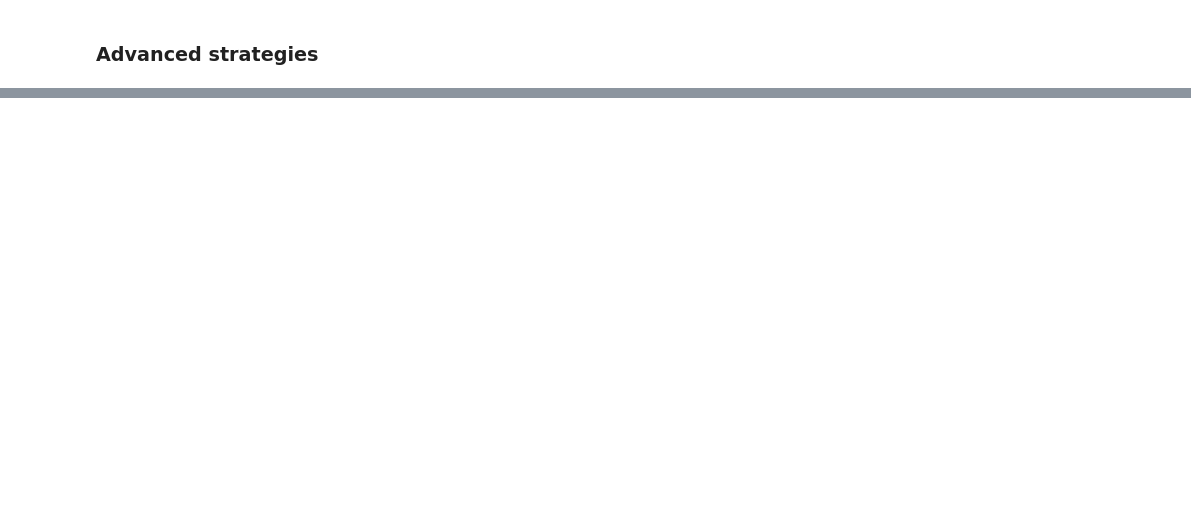
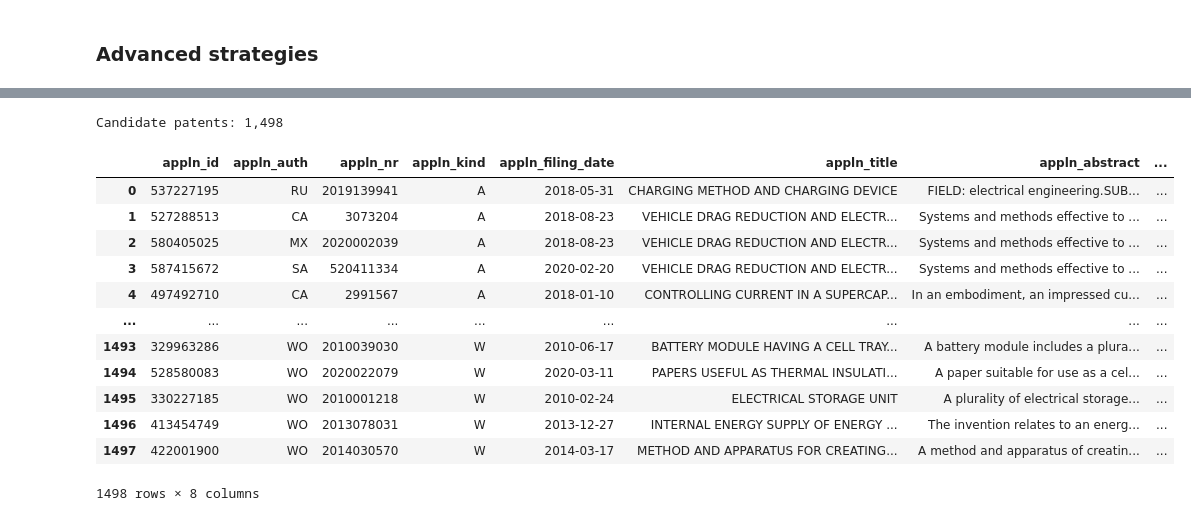
Before and after one commit to ariannamiori/innovation-management-datascience26, a Jupyter notebook: step0/Step_0.ipynb, the cells around one changed output, grey strips where cells are left out. Saved outputs shown, nothing was run; the diff lists cells and outputs as text; code cells hidden in the pictures; blank space fills up the shorter version.

```diff
--- a/step0/Step_0.ipynb
+++ b/step0/Step_0.ipynb
@@ -385,0 +341,62 @@ pd.Series(
+# %%
+CANDIDATE_CPC = "Y02E  60/10"
+MIN_FILING_DATE = date(2010, 1, 1)  # patents filed from 2005 onwards
+ABSTRACT_LANGUAGE = "en"
+
+SBERT_MODEL = "graziasveva93/sbert-adapt-ub"
+TOP_N_DISPLAY = 5                   # rows shown in the ranking tables
+TOP_K = 100                         # size of the top lists compared in the overlap and the maps
+RANDOM_STATE = 42                   # for a reproducible UMAP projection
+
+DAC_DESCRIPTION = """
+Utility-scale and grid-scale electrical energy storage systems connected to power networks,
+including battery energy storage systems (BESS), lithium-ion, flow batteries, and compressed air
+or thermal energy storage. The technology involves grid integration, frequency regulation, peak
+shaving, load balancing, power conversion systems, bidirectional inverters, battery management systems
+(BMS), and state-of-charge optimization to support renewable energy integration and transmission stability.
+"""
+# %%
+q_candidates = (
+    db.query(
+        *APPLN_COLUMNS,
+        TLS202_APPLN_TITLE.appln_title,
+        TLS203_APPLN_ABSTR.appln_abstract,
+        TLS224_APPLN_CPC.cpc_class_symbol,
+    )
+    .select_from(TLS201_APPLN)
+    .join(TLS224_APPLN_CPC, TLS201_APPLN.appln_id == TLS224_APPLN_CPC.appln_id)
+    .join(TLS203_APPLN_ABSTR, TLS201_APPLN.appln_id == TLS203_APPLN_ABSTR.appln_id)
+    .outerjoin(TLS202_APPLN_TITLE, TLS201_APPLN.appln_id == TLS202_APPLN_TITLE.appln_id)
+    .filter(
+        TLS224_APPLN_CPC.cpc_class_symbol == CANDIDATE_CPC,
+        TLS201_APPLN.appln_filing_date >= MIN_FILING_DATE,
+        TLS203_APPLN_ABSTR.appln_abstract.isnot(None),
+        TLS203_APPLN_ABSTR.appln_abstract_lg == ABSTRACT_LANGUAGE,
+    )
+    .distinct()
+)
+
+candidates = (
+    patstat.df(q_candidates)
+    .dropna(subset=["appln_abstract"])
+    .drop_duplicates(subset=["appln_id"])   # one row per application
+    .reset_index(drop=True)
+)
+
+print(f"Candidate patents: {len(candidates):,}")
+candidates
+# %% [output]
+Candidate patents: 1,498
+|  | appln_id | appln_auth | appln_nr | appln_kind | appln_filing_date | appln_title | appln_abstract | ... |
+| 0 | 537227195 | RU | 2019139941 | A | 2018-05-31 | CHARGING METHOD AND CHARGING DEVICE | FIELD: electrical engineering.SUB... | ... |
+| 1 | 527288513 | CA | 3073204 | A | 2018-08-23 | VEHICLE DRAG REDUCTION AND ELECTR... | Systems and methods effective to ... | ... |
+| 2 | 580405025 | MX | 2020002039 | A | 2018-08-23 | VEHICLE DRAG REDUCTION AND ELECTR... | Systems and methods effective to ... | ... |
+| 3 | 587415672 | SA | 520411334 | A | 2020-02-20 | VEHICLE DRAG REDUCTION AND ELECTR... | Systems and methods effective to ... | ... |
+| 4 | 497492710 | CA | 2991567 | A | 2018-01-10 | CONTROLLING CURRENT IN A SUPERCAP... | In an embodiment, an impressed cu... | ... |
+| ... | ... | ... | ... | ... | ... | ... | ... | ... |
+| 1493 | 329963286 | WO | 2010039030 | W | 2010-06-17 | BATTERY MODULE HAVING A CELL TRAY... | A battery module includes a plura... | ... |
+| 1494 | 528580083 | WO | 2020022079 | W | 2020-03-11 | PAPERS USEFUL AS THERMAL INSULATI... | A paper suitable for use as a cel... | ... |
+| 1495 | 330227185 | WO | 2010001218 | W | 2010-02-24 | ELECTRICAL STORAGE UNIT | A plurality of electrical storage... | ... |
+| 1496 | 413454749 | WO | 2013078031 | W | 2013-12-27 | INTERNAL ENERGY SUPPLY OF ENERGY ... | The invention relates to an energ... | ... |
+| 1497 | 422001900 | WO | 2014030570 | W | 2014-03-17 | METHOD AND APPARATUS FOR CREATING... | A method and apparatus of creatin... | ... |
+1498 rows × 8 columns
```
Also changed, not shown: parts of 24 cells of this notebook, 1 other file.
